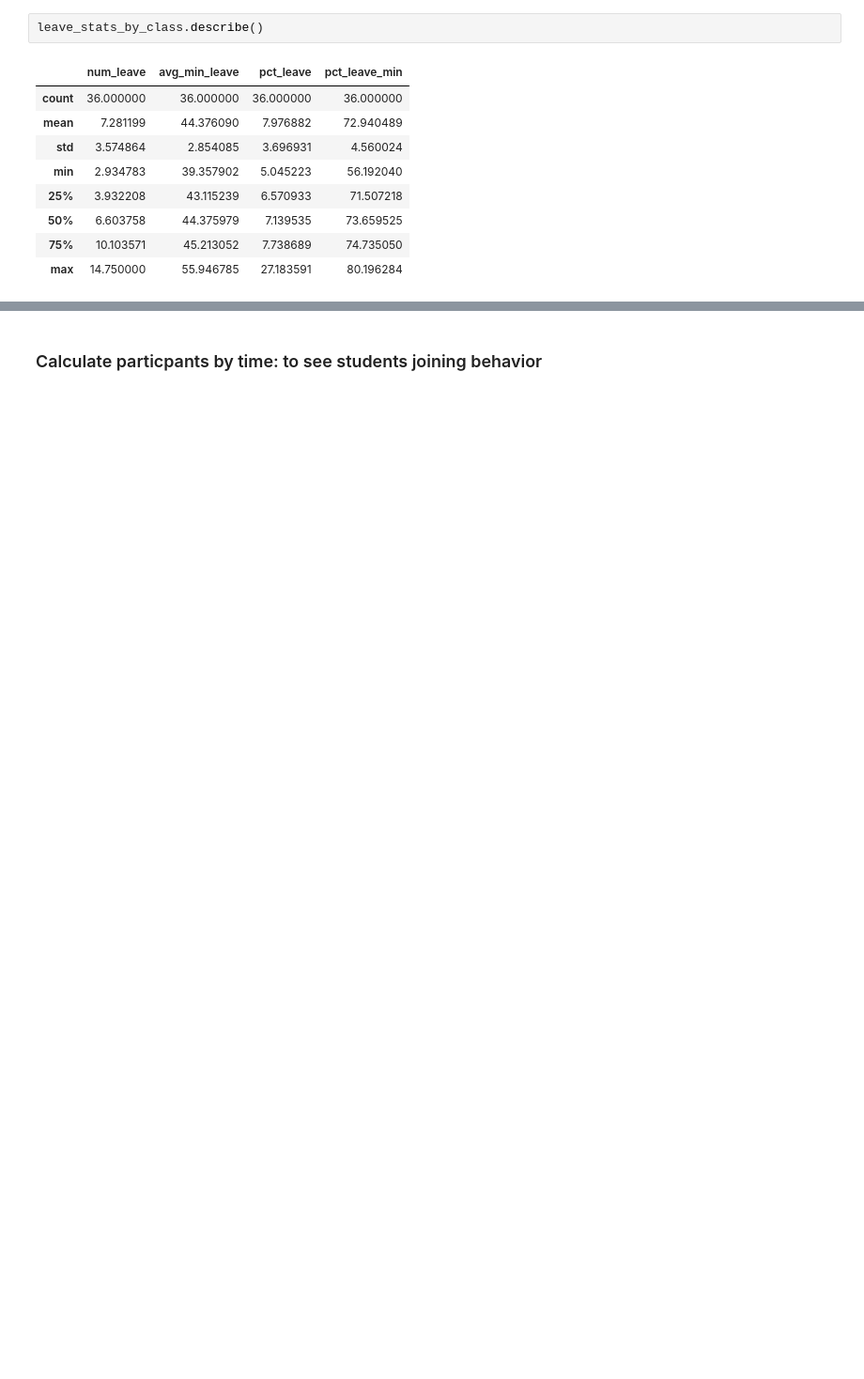
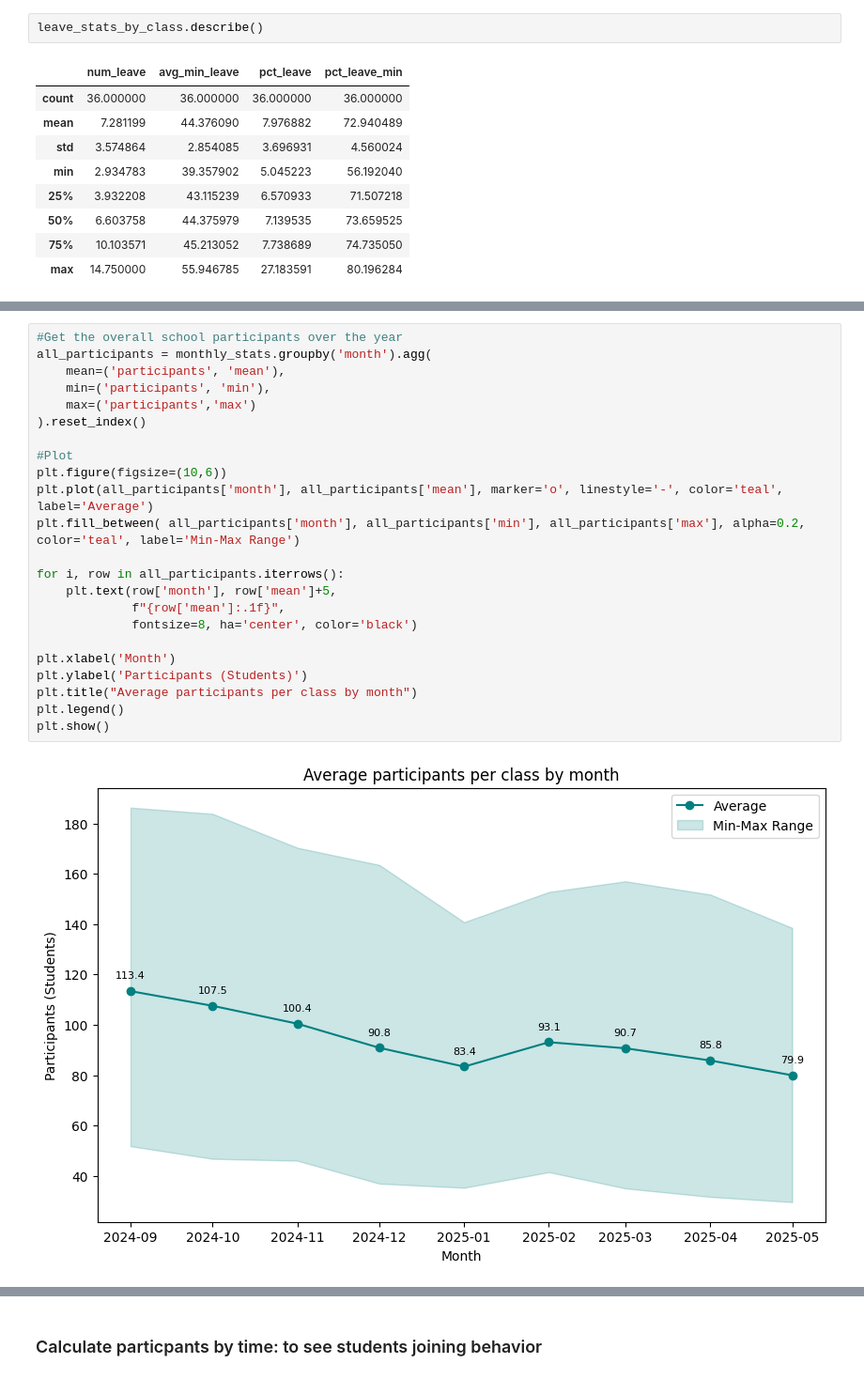
Before and after one commit to tthvan/Customer-Retention-Analysis, a Jupyter notebook: cleanin.ipynb, the cells around one changed output, grey strips where cells are left out. Shown at 94% size. Drawn from its saved outputs; the diff is of its cells as text; blank space fills up the shorter version.

```diff
--- a/cleanin.ipynb
+++ b/cleanin.ipynb
@@ -762,0 +826,25 @@ leave_stats_by_class.describe()
+# %%
+#Get the overall school participants over the year
+all_participants = monthly_stats.groupby('month').agg(
+    mean=('participants', 'mean'),
+    min=('participants', 'min'),
+    max=('participants','max')
+).reset_index()
+
+#Plot
+plt.figure(figsize=(10,6))
+plt.plot(all_participants['month'], all_participants['mean'], marker='o', linestyle='-', color='teal', label='Average')
+plt.fill_between( all_participants['month'], all_participants['min'], all_participants['max'], alpha=0.2, color='teal', label='Min-Max Range')
+
+for i, row in all_participants.iterrows():
+    plt.text(row['month'], row['mean']+5,
+             f"{row['mean']:.1f}",
+             fontsize=8, ha='center', color='black')
+
+plt.xlabel('Month')
+plt.ylabel('Participants (Students)')
+plt.title("Average participants per class by month")
+plt.legend()
+plt.show()
+# %% [output]
+[figure, added]
```
Also changed, not shown: parts of 25 cells of this notebook.
